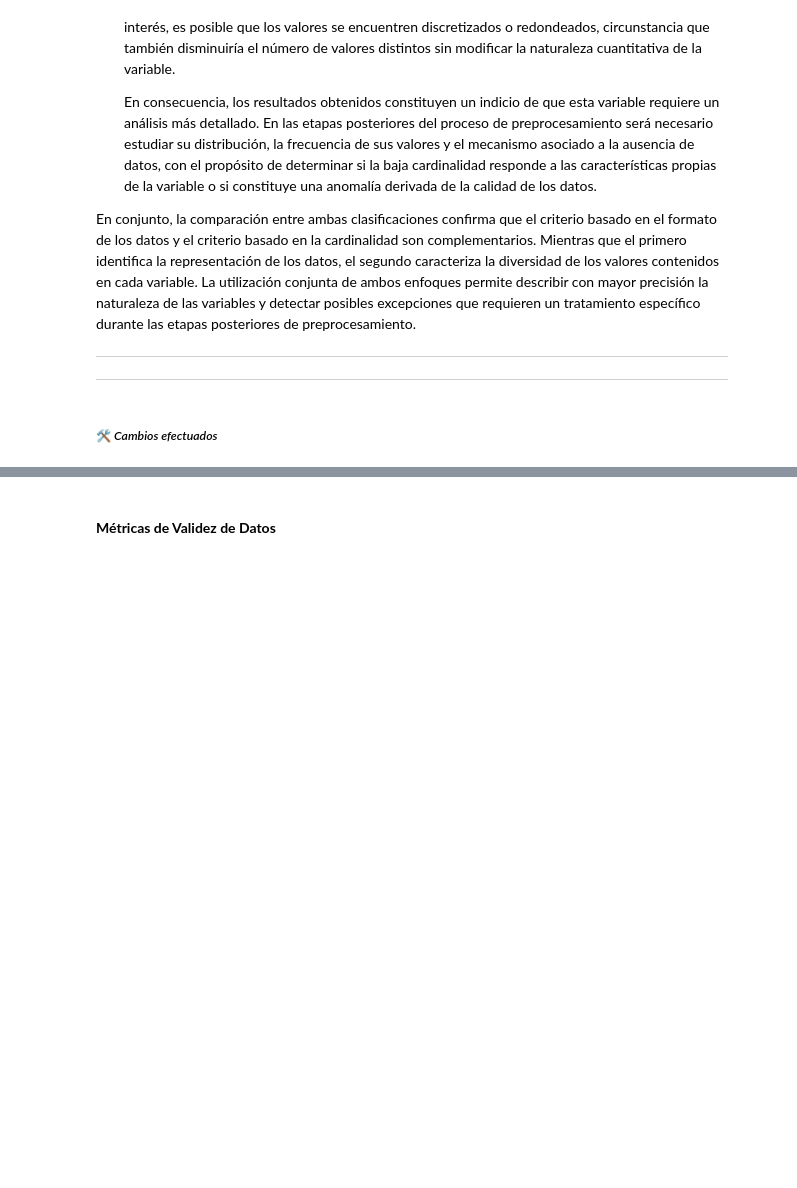
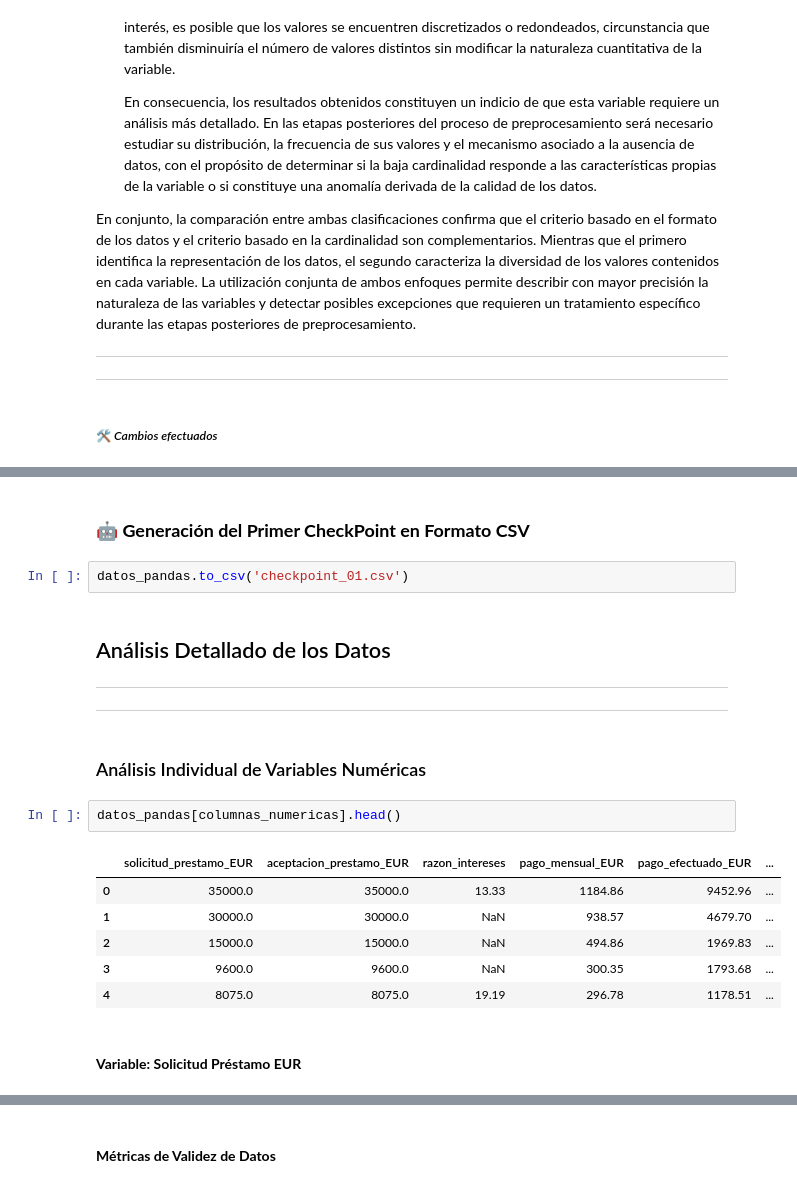
Before and after one commit to Ernesto9734/Data-Analyst-Projects, a Jupyter notebook: Project 01 - Data Cleaning and Preprocessing/notebook.ipynb, the cells around one changed output, grey strips where cells are left out. Saved outputs shown, nothing was run; the diff lists cells and outputs as text; blank space fills up the shorter version.

```diff
--- a/Project 01 - Data Cleaning and Preprocessing/notebook.ipynb
+++ b/Project 01 - Data Cleaning and Preprocessing/notebook.ipynb
@@ -1375,0 +2139,21 @@ A pesar de que la variable `meses_prestamo` se clasificó preliminarmente como c
+# %% [markdown]
+### 🤖 **Generación del Primer CheckPoint en Formato CSV**
+# %%
+datos_pandas.to_csv('checkpoint_01.csv')
+# %% [markdown]
+## Análisis Detallado de los Datos
+___
+___
+# %% [markdown]
+### Análisis Individual de Variables Numéricas
+# %%
+datos_pandas[columnas_numericas].head()
+# %% [output]
+|  | solicitud_prestamo_EUR | aceptacion_prestamo_EUR | razon_intereses | pago_mensual_EUR | pago_efectuado_EUR | ... |
+| 0 | 35000.0 | 35000.0 | 13.33 | 1184.86 | 9452.96 | ... |
+| 1 | 30000.0 | 30000.0 | NaN | 938.57 | 4679.70 | ... |
+| 2 | 15000.0 | 15000.0 | NaN | 494.86 | 1969.83 | ... |
+| 3 | 9600.0 | 9600.0 | NaN | 300.35 | 1793.68 | ... |
+| 4 | 8075.0 | 8075.0 | 19.19 | 296.78 | 1178.51 | ... |
+# %% [markdown]
+#### **Variable: Solicitud Préstamo EUR**
```
Also changed, not shown: parts of 79 cells of this notebook.
